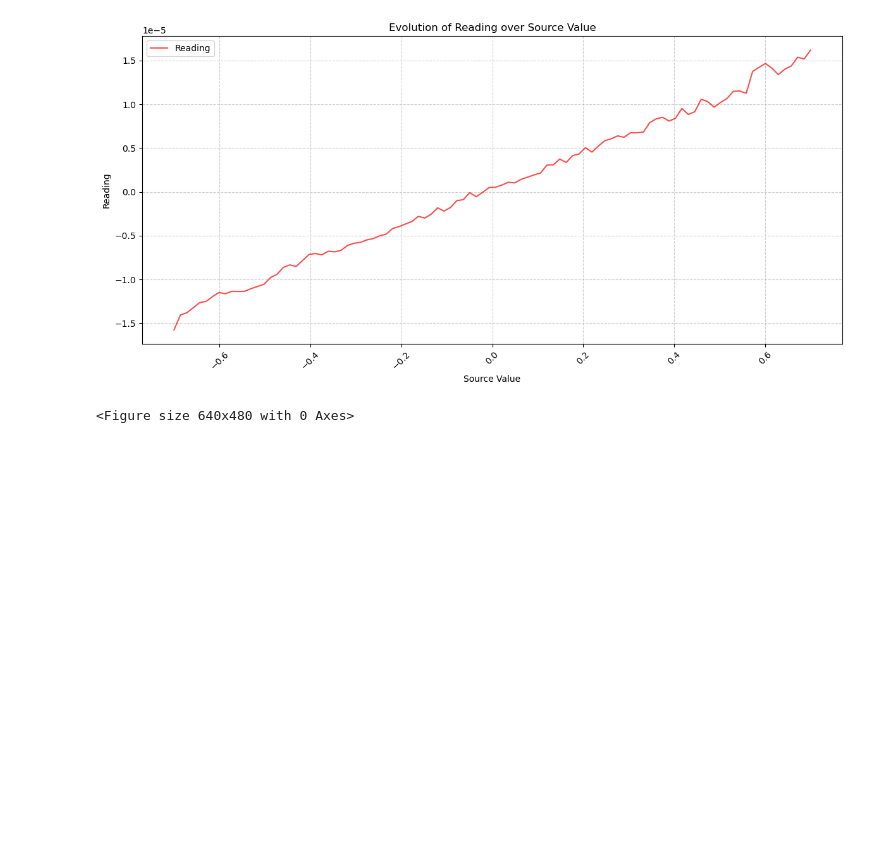
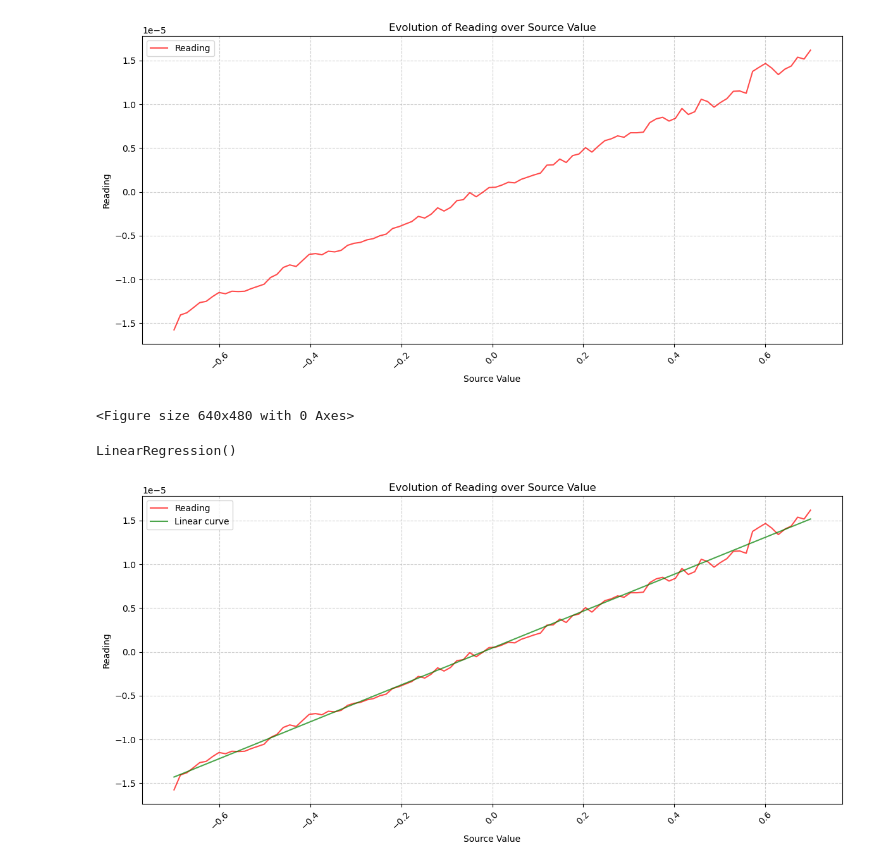
Before and after one commit to djili/all-about-python, a Jupyter notebook: data_analytics/chimie_one_file.ipynb, the cells around one changed output. Cells and saved outputs as stored; diff of their text form; code cells hidden in the pictures; blank space fills up the shorter version.

Commit message:
add linear curve for chimical analitics

```diff
--- a/data_analytics/chimie_one_file.ipynb
+++ b/data_analytics/chimie_one_file.ipynb
@@ -178,0 +182,36 @@ plt.savefig("../output")
+# %%
+model  = LinearRegression()
+
+model.fit(dataframe['Source Value'].values.reshape(-1, 1), dataframe['Reading'])
+# %% [output]
+LinearRegression()
+# %%
+x_line = np.linspace(-0.7, 0.7, 100)
+y_line = model.predict(x_line.reshape(-1, 1))
+# %%
+
+# Create figure and axis with specific size
+fig, ax = plt.subplots(figsize=(12, 6))
+
+ax.plot(dataframe['Source Value'], dataframe['Reading'], 'r-', label='Reading', alpha=0.7)
+ax.plot(x_line, y_line, '-g', alpha=0.7, label='Linear curve')
+
+# Customize the plot
+ax.set_title('Evolution of Reading over Source Value')
+ax.set_xlabel('Source Value')
+ax.set_ylabel('Reading')
+ax.grid(True, linestyle='--', alpha=0.6)
+
+# Rotate x-axis labels for better readability
+plt.xticks(rotation=45)
+
+# Add legend
+ax.legend()
+
+# Adjust layout to prevent label cutoff
+plt.tight_layout()
+
+# Show the plot
+plt.show()
+# %% [output]
+[figure, added]
```
Also changed, not shown: parts of 1 cell of this notebook, 1 other file.
